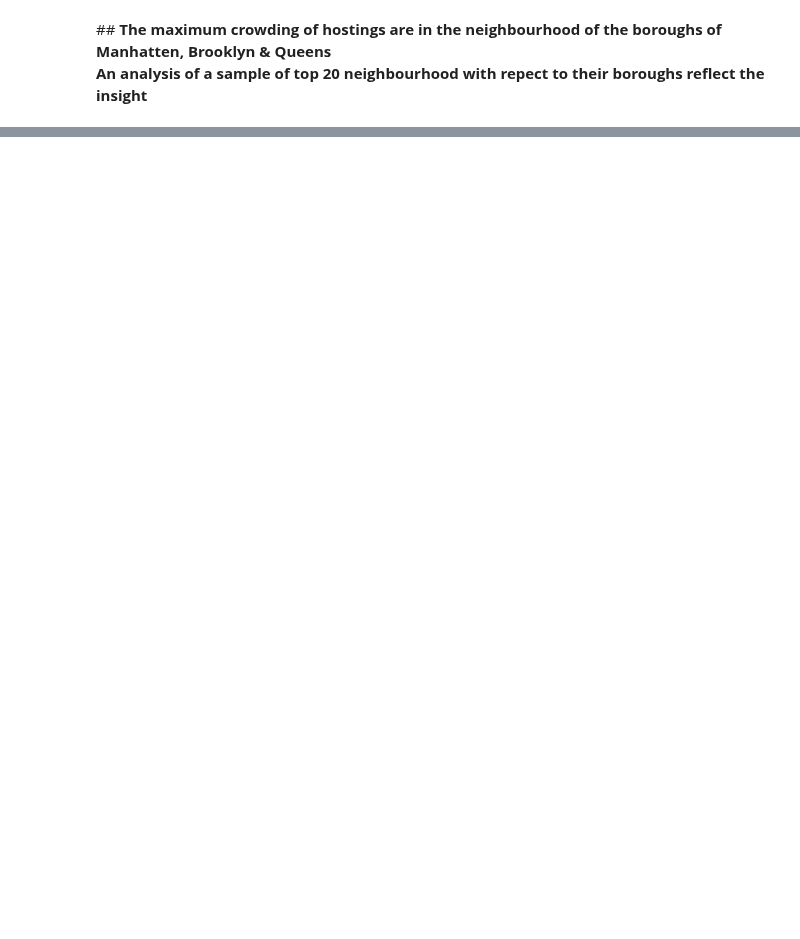
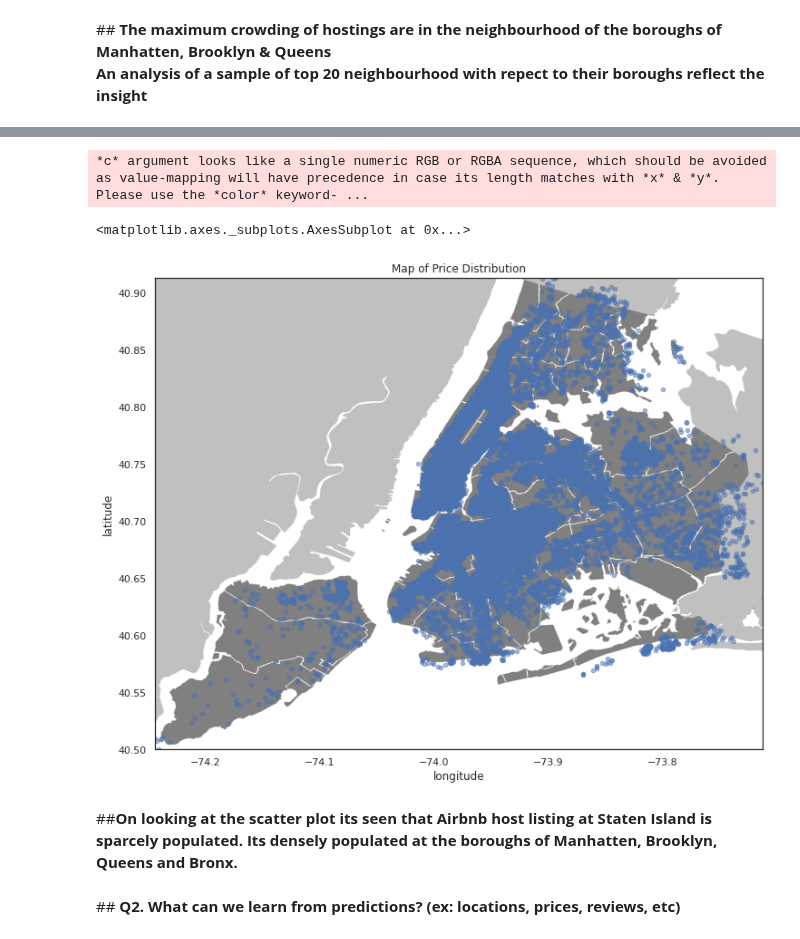
Before and after one commit to Ayaj-Ahmed/CAPSTONE-EDA, a Jupyter notebook: Airbnb_Bookings_EDA_Capstone_Project.ipynb, the cells around one changed output, grey strips where cells are left out. Cells and saved outputs as stored; diff of their text form; code cells hidden in the pictures; blank space fills up the shorter version.

```diff
--- a/Airbnb_Bookings_EDA_Capstone_Project.ipynb
+++ b/Airbnb_Bookings_EDA_Capstone_Project.ipynb
@@ -266,0 +284,21 @@ sum(airbnb.neighbourhood.value_counts().head(20))
+# %%
+import urllib
+#initializing the figure size
+plt.figure(figsize=(12,24))
+plt.title("Map of Price Distribution")
+#Uploading the png NYC image found on Google and saving to my local folder along with the project
+i=urllib.request.urlopen('https://upload.wikimedia.org/wikipedia/commons/e/ec/Neighbourhoods_New_York_City_Map.PNG')
+nyc_img=plt.imread(i)
+#scaling the image based on the latitude and longitude max and mins for proper output
+plt.imshow(nyc_img,zorder=0,extent=[-74.24442, -73.71299, 40.49979,40.91306])
+ax=plt.gca()
+#using scatterplot again
+airbnb.plot(kind='scatter', x='longitude', y='latitude', ax=ax,alpha=0.5)
+# %% [output]
+*c* argument looks like a single numeric RGB or RGBA sequence, which should be avoided as value-mapping will have precedence in case its length matches with *x* & *y*.  Please use the *color* keyword- ...
+<matplotlib.axes._subplots.AxesSubplot at 0x...>
+[figure, added]
+# %% [markdown]
+##<b>On looking at the scatter plot its seen that Airbnb host listing at Staten Island is sparcely populated. Its densely populated at the boroughs of Manhatten, Brooklyn, Queens and Bronx.</b>
+# %% [markdown]
+##<b> Q2. What can we learn from predictions? (ex: locations, prices, reviews, etc)</b>
```
Also changed, not shown: parts of 35 cells of this notebook.
